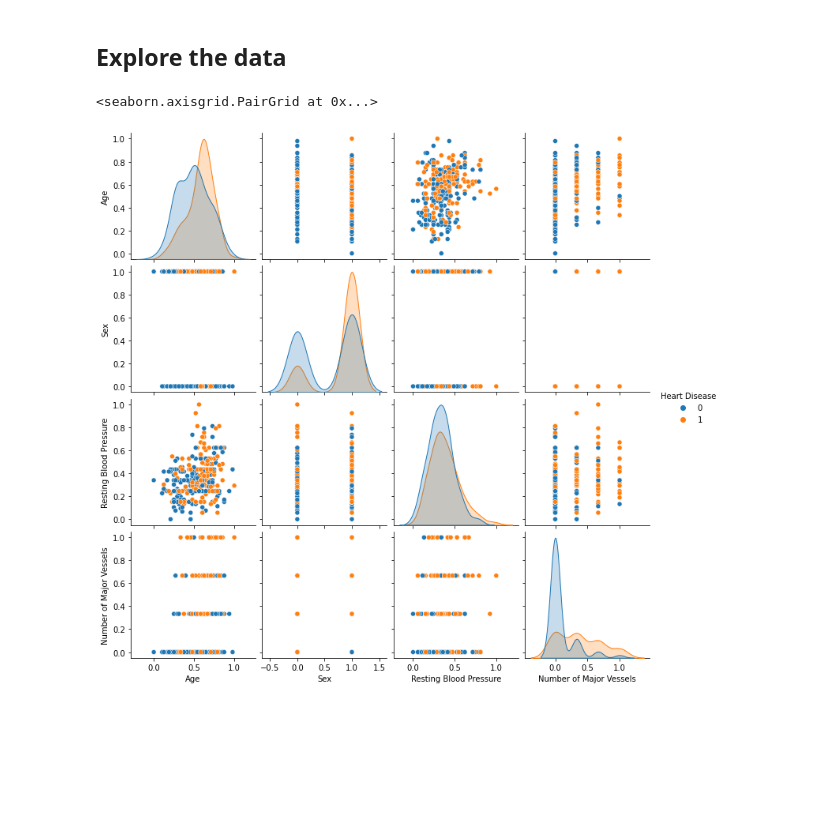
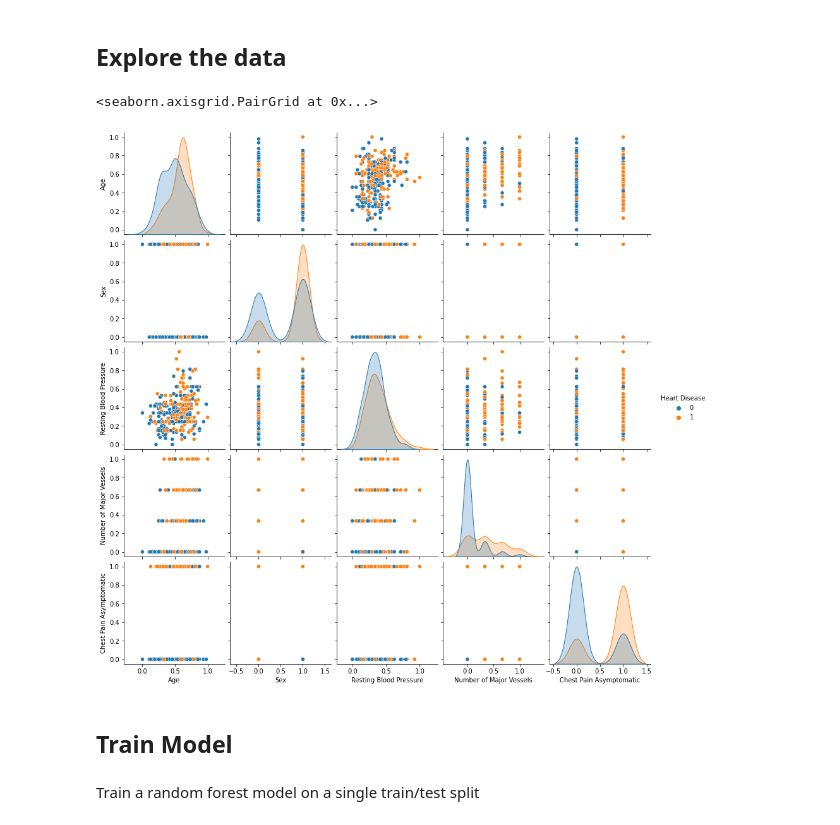
Before and after one commit to BKlasmer/heart_disease, a Jupyter notebook: notebooks/Heart Disease Report.ipynb, the cells around one changed output. Saved outputs shown, nothing was run; the diff lists cells and outputs as text; code cells hidden in the pictures; blank space fills up the shorter version.

Commit message:
Add model training to report

```diff
--- a/notebooks/Heart Disease Report.ipynb
+++ b/notebooks/Heart Disease Report.ipynb
@@ -31,7 +33,11 @@ dataset.describe(include="all")
 # %% [markdown]
 ## Explore the data
 # %%
-sns.pairplot(data=dataset, hue="Heart Disease", vars=["Age", "Sex", "Resting Blood Pressure", "Number of Major Vessels"])
+sns.pairplot(data=dataset, hue="Heart Disease", vars=["Age", "Sex", "Resting Blood Pressure", "Number of Major Vessels", "Chest Pain Asymptomatic"])
 # %% [output]
 <seaborn.axisgrid.PairGrid at 0x...>
-[figure, old version]
+[figure, new version]
+# %% [markdown]
+## Train Model
+# %% [markdown]
+Train a random forest model on a single train/test split
```
Also changed, not shown: parts of 10 cells of this notebook.
